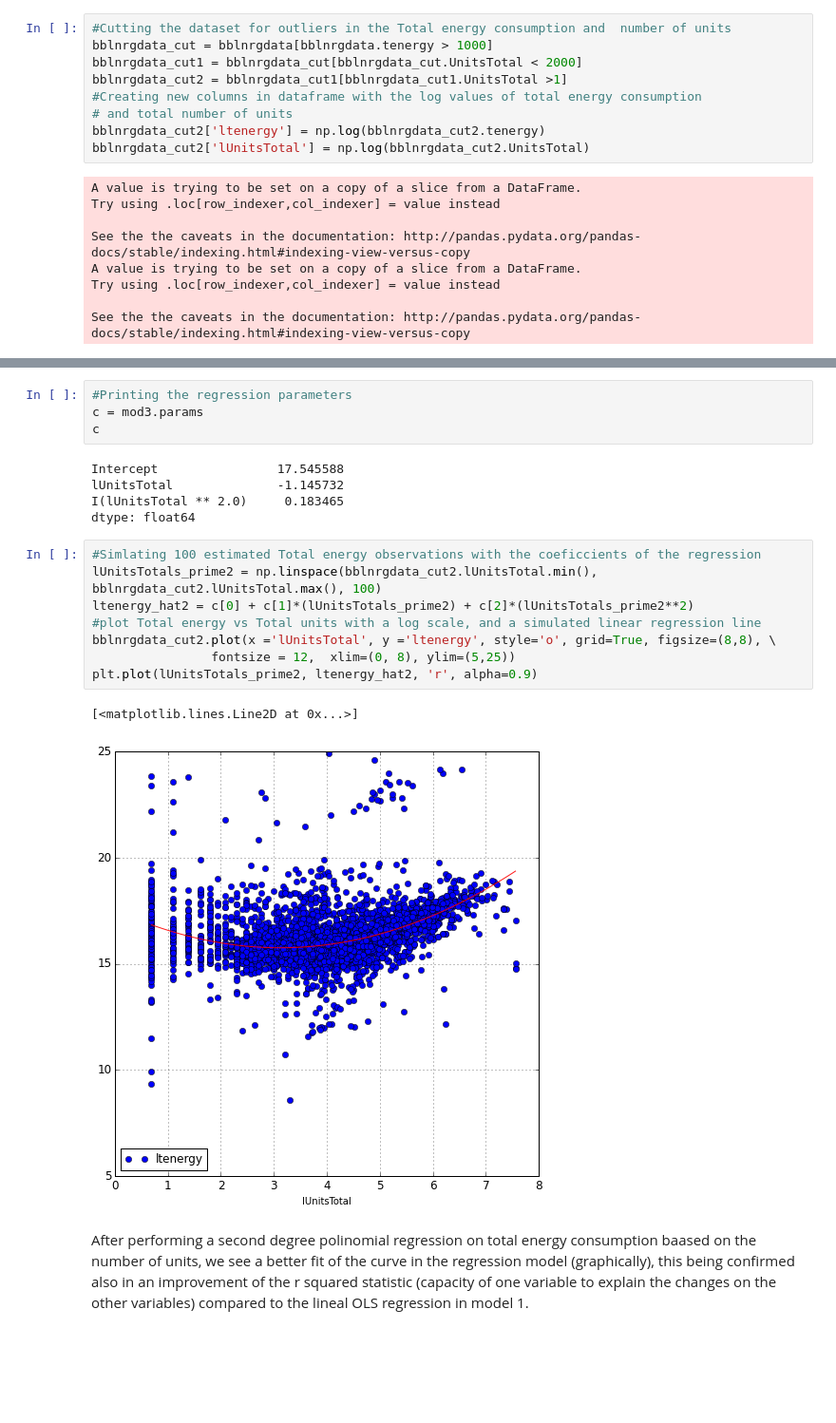
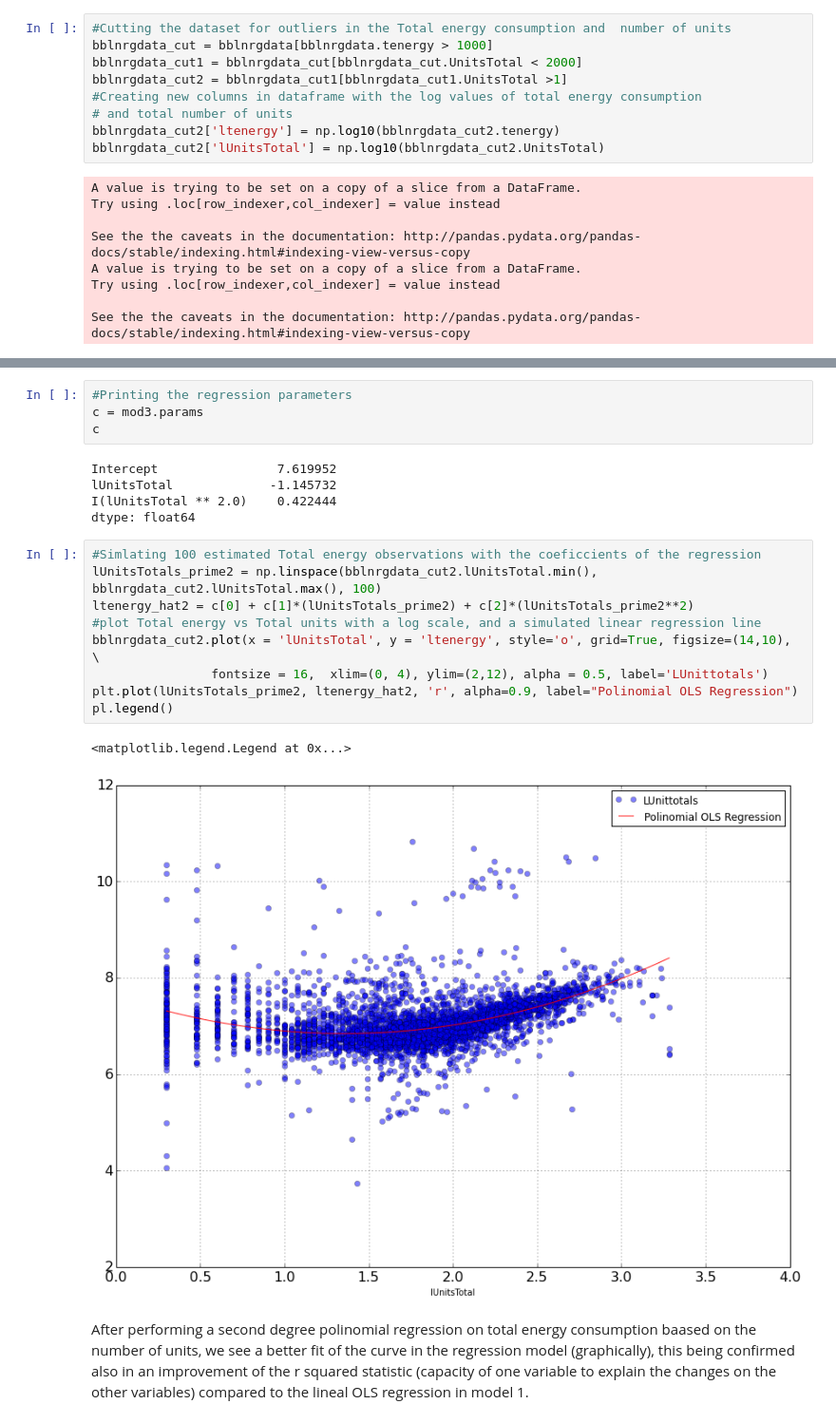
Before and after one commit to jpmora69/PUI2015_jpmora, a Jupyter notebook: hw5/Homework 5.ipynb, the cells around one changed output, grey strips where cells are left out. Shown at 95% size. Saved outputs shown, nothing was run; the diff lists cells and outputs as text; blank space fills up the shorter version.

```diff
--- a/hw5/Homework 5.ipynb
+++ b/hw5/Homework 5.ipynb
@@ -196,8 +196,8 @@ bblnrgdata_cut1 = bblnrgdata_cut[bblnrgdata_cut.UnitsTotal < 2000]
 bblnrgdata_cut2 = bblnrgdata_cut1[bblnrgdata_cut1.UnitsTotal >1]
 #Creating new columns in dataframe with the log values of total energy consumption
 # and total number of units
-bblnrgdata_cut2['ltenergy'] = np.log(bblnrgdata_cut2.tenergy)
-bblnrgdata_cut2['lUnitsTotal'] = np.log(bblnrgdata_cut2.UnitsTotal)
+bblnrgdata_cut2['ltenergy'] = np.log10(bblnrgdata_cut2.tenergy)
+bblnrgdata_cut2['lUnitsTotal'] = np.log10(bblnrgdata_cut2.UnitsTotal)
 # %% [output]
 A value is trying to be set on a copy of a slice from a DataFrame.
 Try using .loc[row_indexer,col_indexer] = value instead
@@ -322,20 +324,21 @@ Warnings:
 c = mod3.params
 c
 # %% [output]
-Intercept                17.545588
-lUnitsTotal              -1.145732
-I(lUnitsTotal ** 2.0)     0.183465
+Intercept                7.619952
+lUnitsTotal             -1.145732
+I(lUnitsTotal ** 2.0)    0.422444
 dtype: float64
 # %%
 #Simlating 100 estimated Total energy observations with the coeficcients of the regression
 lUnitsTotals_prime2 = np.linspace(bblnrgdata_cut2.lUnitsTotal.min(), bblnrgdata_cut2.lUnitsTotal.max(), 100)
 ltenergy_hat2 = c[0] + c[1]*(lUnitsTotals_prime2) + c[2]*(lUnitsTotals_prime2**2)
 #plot Total energy vs Total units with a log scale, and a simulated linear regression line
-bblnrgdata_cut2.plot(x ='lUnitsTotal', y ='ltenergy', style='o', grid=True, figsize=(8,8), \
-                fontsize = 12,  xlim=(0, 8), ylim=(5,25))
-plt.plot(lUnitsTotals_prime2, ltenergy_hat2, 'r', alpha=0.9)
+bblnrgdata_cut2.plot(x = 'lUnitsTotal', y = 'ltenergy', style='o', grid=True, figsize=(14,10), \
+                fontsize = 16,  xlim=(0, 4), ylim=(2,12), alpha = 0.5, label='LUnittotals')
+plt.plot(lUnitsTotals_prime2, ltenergy_hat2, 'r', alpha=0.9, label="Polinomial OLS Regression")
+pl.legend()
 # %% [output]
-[<matplotlib.lines.Line2D at 0x...>]
+<matplotlib.legend.Legend at 0x...>
-[figure, old version]
+[figure, new version]
 # %% [markdown]
 After performing a second degree polinomial regression on total energy consumption baased on the number of units, we see a better fit of the curve in the regression model (graphically), this being confirmed also in an improvement of the r squared statistic (capacity of one variable to explain the changes on the other variables) compared to the lineal OLS regression in model 1.
```
Also changed, not shown: parts of 13 cells of this notebook, 1 other file.
